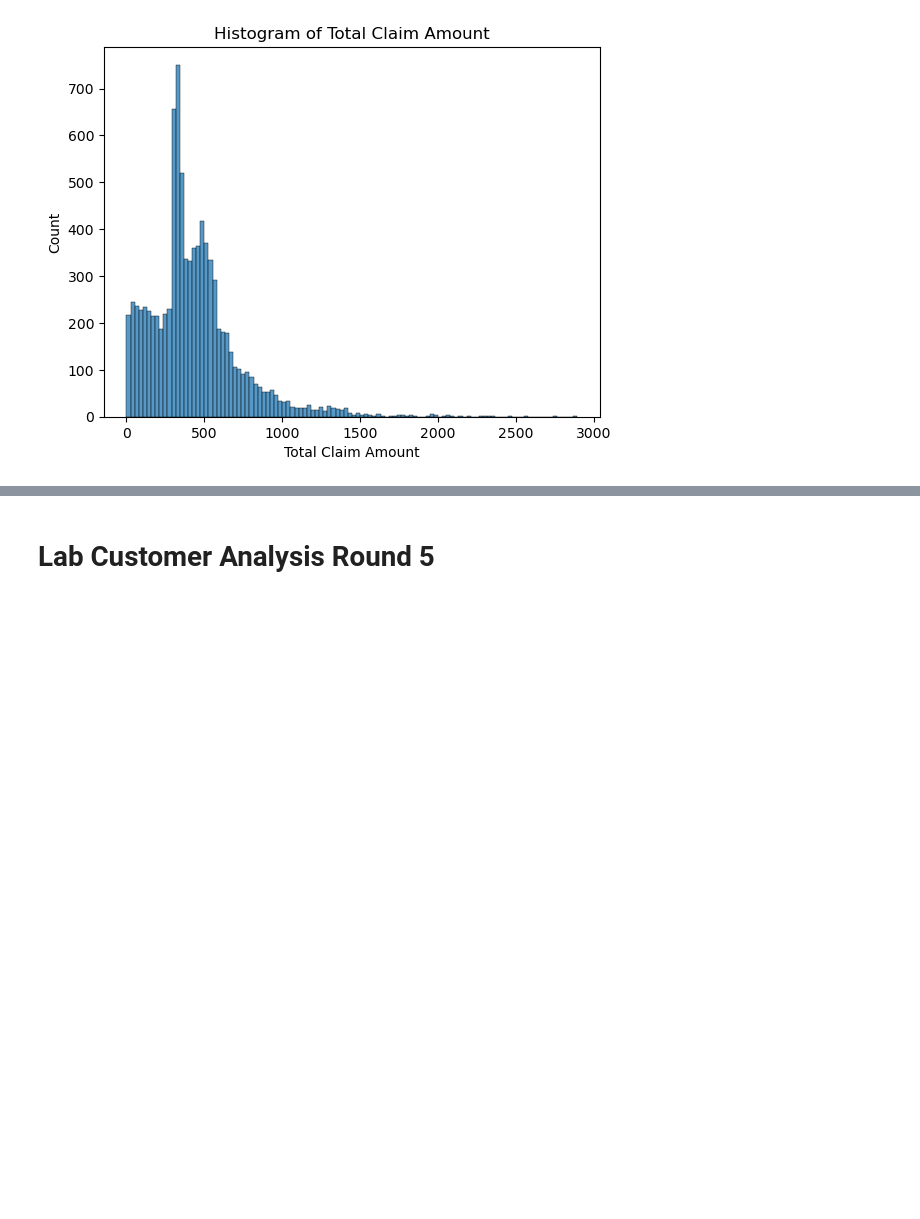
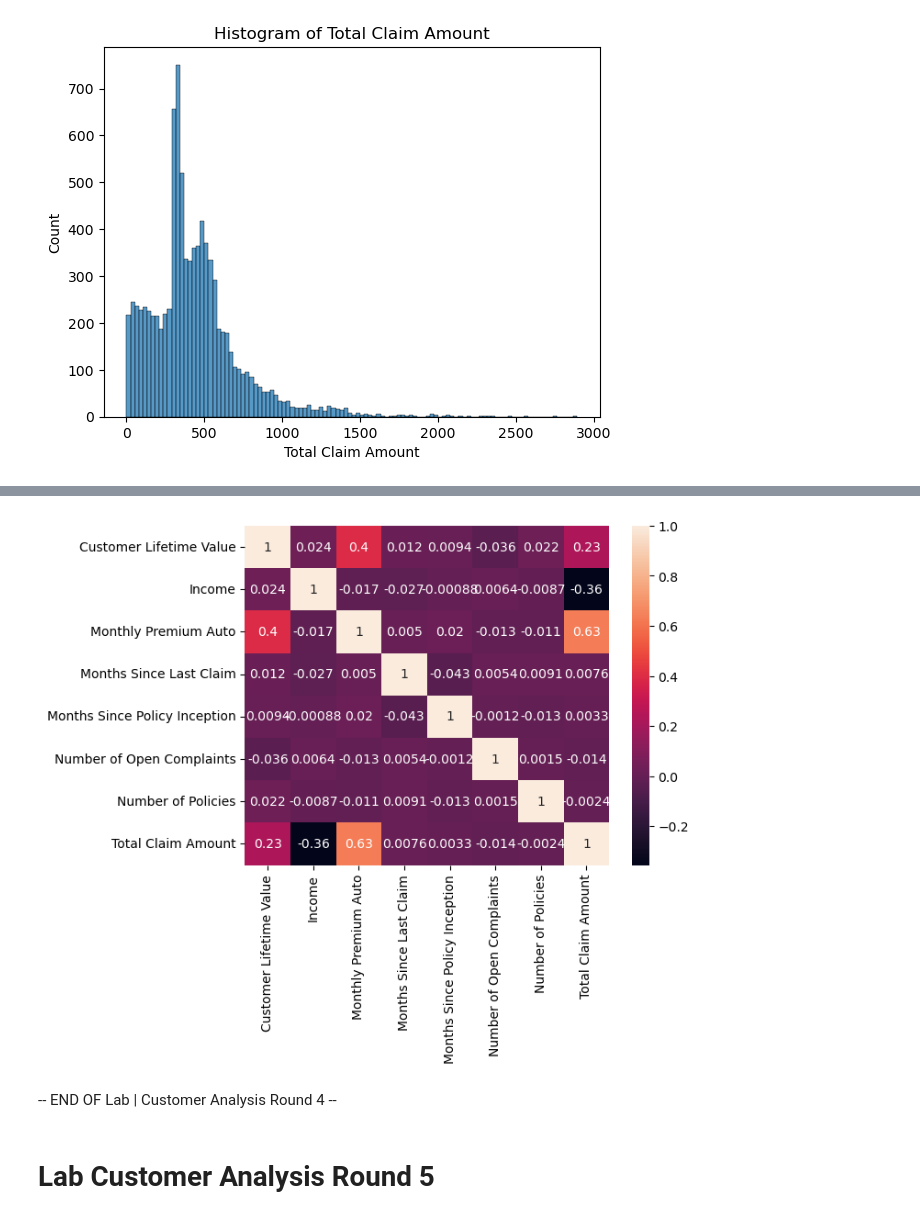
Before and after one commit to HeloisaBal/lab-customer-analysis-round-4, a Jupyter notebook: lab-customer-analysis-round-4,5,6 and 7.ipynb, the cells around one changed output, grey strips where cells are left out. Cells and saved outputs as stored; diff of their text form; code cells hidden in the pictures; blank space fills up the shorter version.

```diff
--- a/lab-customer-analysis-round-4,5,6 and 7.ipynb
+++ b/lab-customer-analysis-round-4,5,6 and 7.ipynb
@@ -147,2 +268,10 @@ for column in columns_to_plot:
+# %%
+correlations_matrix = df.corr()
+sns.heatmap(correlations_matrix, annot=True)
+plt.show()
+# %% [output]
+[figure, added]
+# %% [markdown]
+-- END OF Lab | Customer Analysis Round 4 --
 # %% [markdown]
 # Lab Customer Analysis Round 5
```
Also changed, not shown: parts of 9 cells of this notebook.
